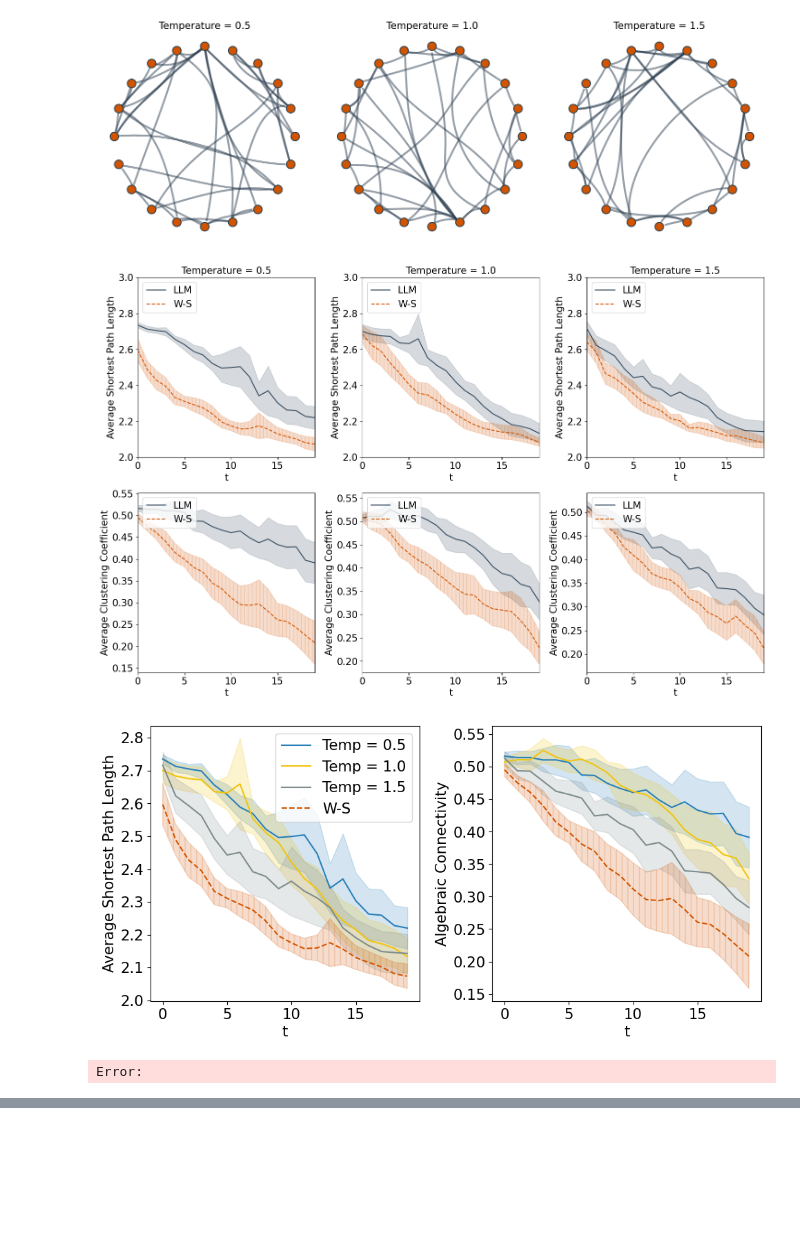
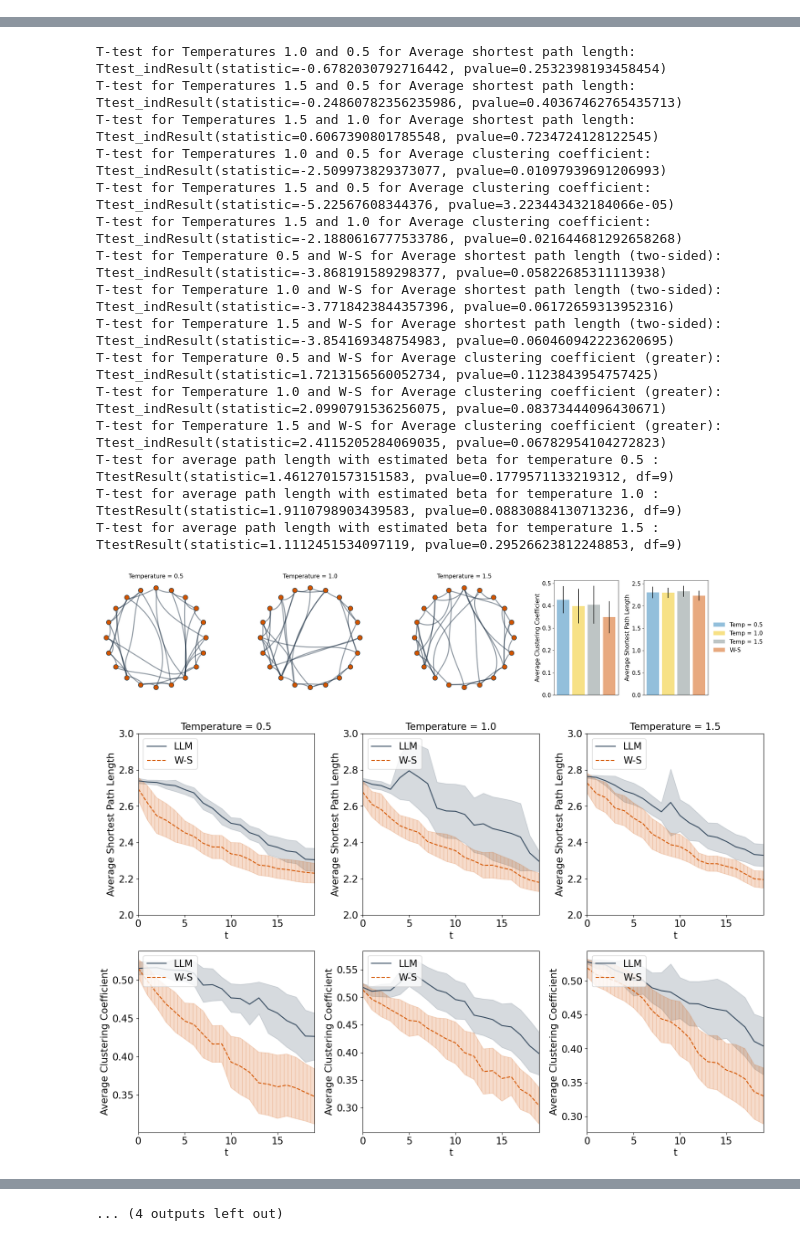
Before and after one commit to papachristoumarios/llm-network-formation, a Jupyter notebook: principle_4.ipynb, the cells around one changed output, grey strips where cells are left out. Drawn from its saved outputs; the diff is of its cells as text; code cells hidden in the pictures; blank space fills up the shorter version.

Commit message:
Update code for separate principles

```diff
--- a/principle_4.ipynb
+++ b/principle_4.ipynb
@@ -431,10 +771,11 @@ Skipping simulation for n=20, i=9, k=5 temperature=1.5
-# %%
-analyze_experiments('outputs/principle_4.jsonl')
-# %% [output]
-[figure, removed]
-[figure, removed]
-[figure, removed]
-# %%
-summarize_reasons('outputs/principle_4.jsonl')
-# %% [output]
-Error:
+# %%
+# LLM-based
+
+for i, beta in enumerate([0.25, 0.5, 0.75], 1):
+
+    run_network_formation_experiment(20, 20, 1, 5, beta, 10, f'outputs/principle_4_{i}.jsonl', [0.5, 1.0, 1.5], method='llm')
+    analyze_experiments(f'outputs/principle_4_{i}.jsonl', fit_beta_method='binary_search' if beta != 0.75 else 'closed_form')
+
+    # run_network_formation_experiment(10, 100, 10, 5, beta, 1, f'outputs/principle_4_multiple_{i}.jsonl', [0.5, 1.0, 1.5], method='llm')
+    # plot_multiple_networks_small_world(f'outputs/principle_4_multiple_{i}.jsonl', f'figures/principle_4/principle_4_small_world_{i}.png')
+# %% [output]
@@ -440,0 +833,17 @@ Error:
+T-test for Temperatures 1.0 and 0.5 for Average shortest path length: Ttest_indResult(statistic=-0.6782030792716442, pvalue=0.2532398193458454)
+T-test for Temperatures 1.5 and 0.5 for Average shortest path length: Ttest_indResult(statistic=-0.24860782356235986, pvalue=0.40367462765435713)
+T-test for Temperatures 1.5 and 1.0 for Average shortest path length: Ttest_indResult(statistic=0.6067390801785548, pvalue=0.7234724128122545)
+T-test for Temperatures 1.0 and 0.5 for Average clustering coefficient: Ttest_indResult(statistic=-2.509973829373077, pvalue=0.01097939691206993)
+T-test for Temperatures 1.5 and 0.5 for Average clustering coefficient: Ttest_indResult(statistic=-5.22567608344376, pvalue=3.223443432184066e-05)
+T-test for Temperatures 1.5 and 1.0 for Average clustering coefficient: Ttest_indResult(statistic=-2.1880616777533786, pvalue=0.021644681292658268)
+T-test for Temperature 0.5 and W-S for Average shortest path length (two-sided): Ttest_indResult(statistic=-3.868191589298377, pvalue=0.05822685311113938)
+T-test for Temperature 1.0 and W-S for Average shortest path length (two-sided): Ttest_indResult(statistic=-3.7718423844357396, pvalue=0.06172659313952316)
+T-test for Temperature 1.5 and W-S for Average shortest path length (two-sided): Ttest_indResult(statistic=-3.854169348754983, pvalue=0.060460942223620695)
+T-test for Temperature 0.5 and W-S for Average clustering coefficient (greater): Ttest_indResult(statistic=1.7213156560052734, pvalue=0.1123843954757425)
+T-test for Temperature 1.0 and W-S for Average clustering coefficient (greater): Ttest_indResult(statistic=2.0990791536256075, pvalue=0.08373444096430671)
+T-test for Temperature 1.5 and W-S for Average clustering coefficient (greater): Ttest_indResult(statistic=2.4115205284069035, pvalue=0.06782954104272823)
+T-test for average path length with estimated beta for temperature 0.5 : TtestResult(statistic=1.4612701573151583, pvalue=0.1779571133219312, df=9)
+T-test for average path length with estimated beta for temperature 1.0 : TtestResult(statistic=1.9110798903439583, pvalue=0.08830884130713236, df=9)
+T-test for average path length with estimated beta for temperature 1.5 : TtestResult(statistic=1.1112451534097119, pvalue=0.29526623812248853, df=9)
+[figure, added]
+[figure, added]
@@ -440,0 +856 @@ Error:
+... (4 outputs left out)
```
Also changed, not shown: parts of 4 cells of this notebook.
